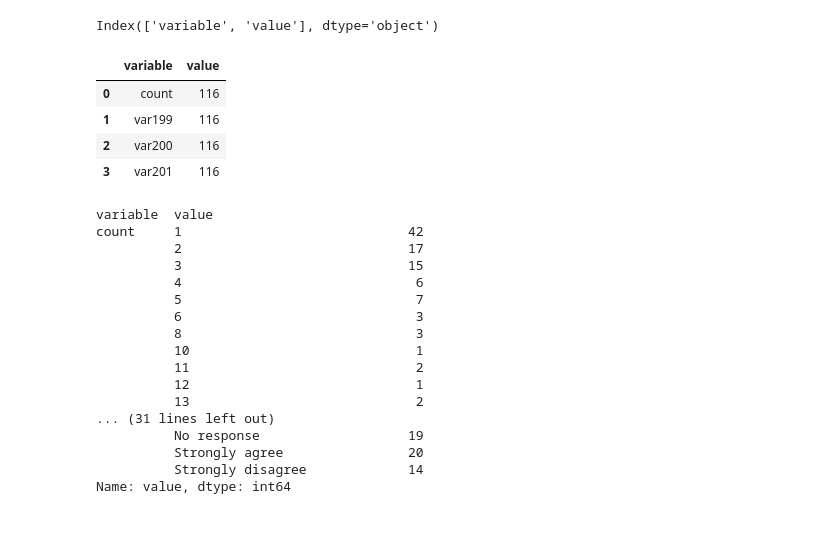
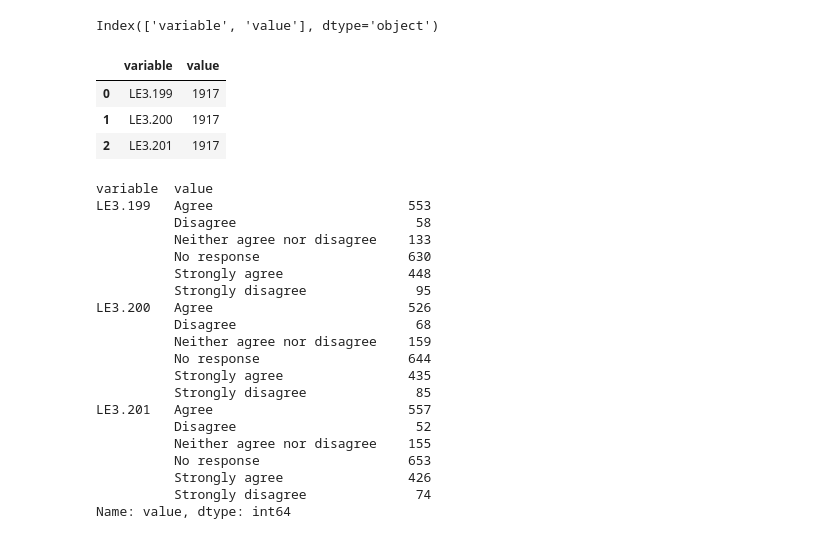
Before and after one commit to rimshahsabir1/zero_rimshah_assignment, a Jupyter notebook: assignment_5.ipynb, the cells around one changed output. Saved outputs shown, nothing was run; the diff lists cells and outputs as text; code cells hidden in the pictures.

```diff
--- a/assignment_5.ipynb
+++ b/assignment_5.ipynb
@@ -14,4 +14,6 @@ df.head(5)
 | 3 | 100 | RU | Pilot |  |  |  | All the genes in DNA | GCTA | 2 copies | 99.9% | ... |
 | 4 | 4 | RU | Pilot |  |  |  |  |  |  |  | ... |
 5 rows × 26 columns
+# %%
+df['count'] = 1
 # %%
@@ -57,4 +36,0 @@ list1
-# %%
-df_1.columns = ['var199', 'var200', 'var201']
-df_1['count'] = 1
-df_1
@@ -144,0 +54,3 @@ df_3
+# %%
+df_2 = pd.melt(df_1)
+df_2
@@ -147,33 +73,35 @@ df_3.columns
 # %% [output]
 Index(['variable', 'value'], dtype='object')
 # %%
-df_3.groupby(['variable']).value.count() # groupby single column
-df_4 = df_3.groupby(['variable']).value.count().reset_index()
-df_4
+df_2.groupby(['variable']).value.count() # groupby single column
+df_3 = df_2.groupby(['variable']).value.count().reset_index()
+df_3
 # %% [output]
 |  | variable | value |
-| 0 | count | 116 |
-| 1 | var199 | 116 |
-| 2 | var200 | 116 |
-| 3 | var201 | 116 |
+| 0 | LE3.199 | 1917 |
+| 1 | LE3.200 | 1917 |
+| 2 | LE3.201 | 1917 |
 # %%
-df_5 = df_3.groupby(['variable', 'value'])['value'].count() # double column
-df_5
+df_4 = df_2.groupby(['variable', 'value'])['value'].count() # double column
+df_4
 # %% [output]
 variable  value
-count     1                             42
-          2                             17
-          3                             15
-          4                              6
-          5                              7
-          6                              3
-          8                              3
-          10                             1
-          11                             2
-          12                             1
-          13                             2
-... (31 lines left out)
-          No response                   19
-          Strongly agree                20
-          Strongly disagree             14
+LE3.199   Agree                         553
+          Disagree                       58
+          Neither agree nor disagree    133
+          No response                   630
+          Strongly agree                448
+          Strongly disagree              95
+LE3.200   Agree                         526
+          Disagree                       68
+          Neither agree nor disagree    159
+          No response                   644
+          Strongly agree                435
+          Strongly disagree              85
+LE3.201   Agree                         557
+          Disagree                       52
+          Neither agree nor disagree    155
+          No response                   653
+          Strongly agree                426
+          Strongly disagree              74
 Name: value, dtype: int64
```
Also changed, not shown: parts of 24 cells of this notebook.
